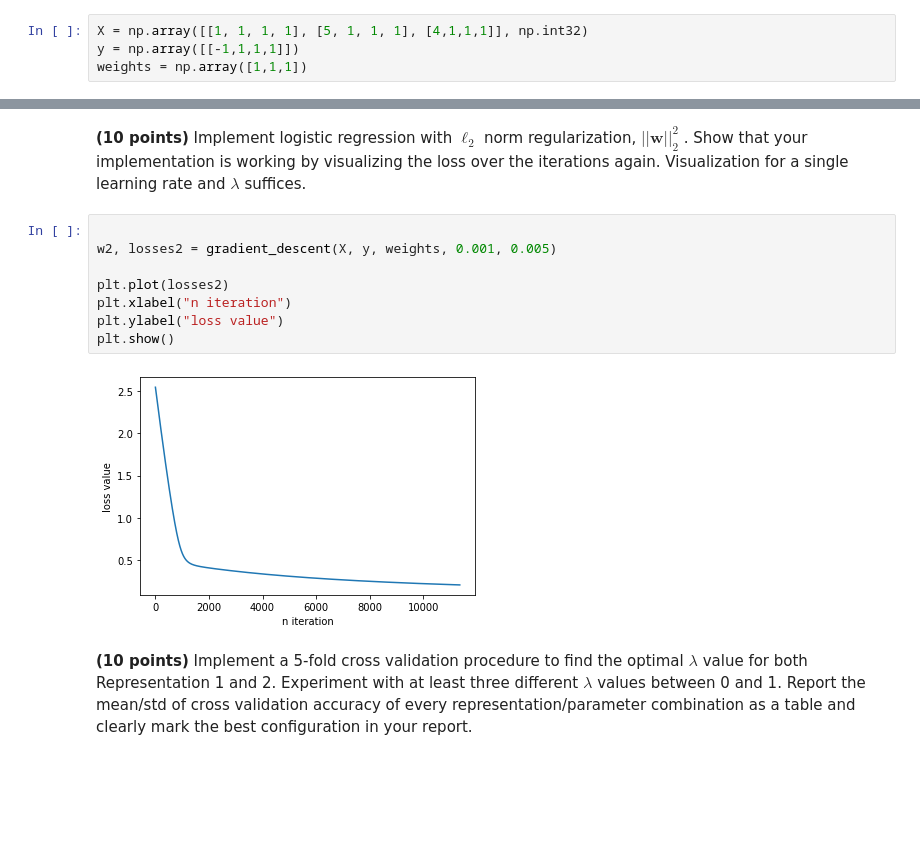
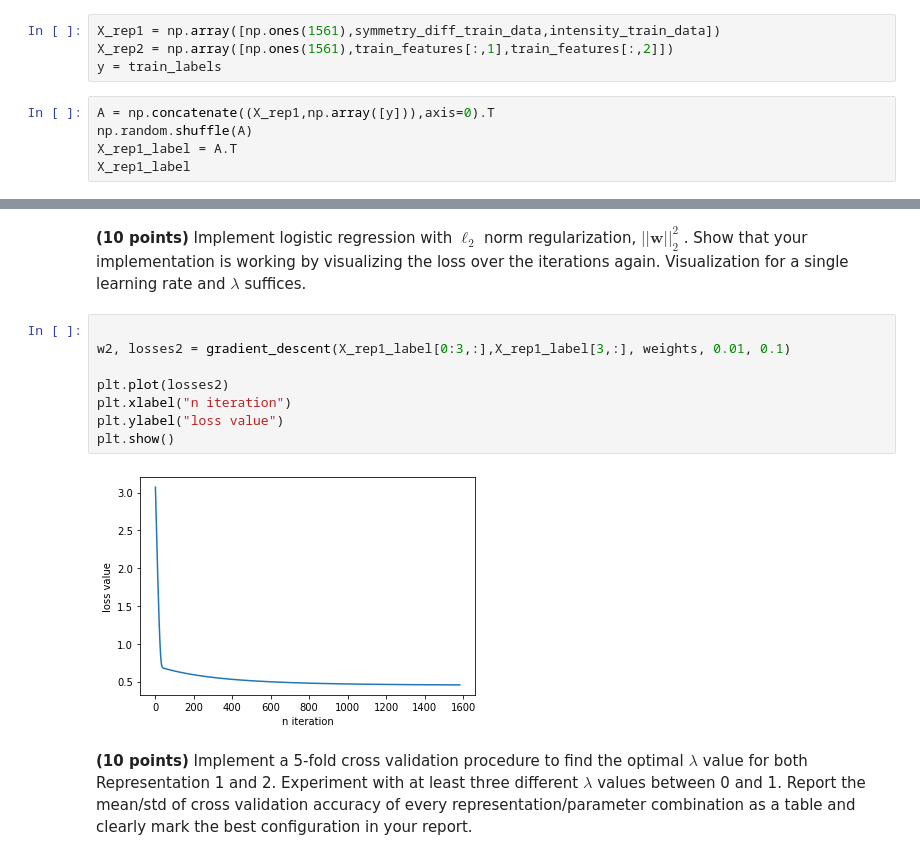
Before and after one commit to yavuzDemir21/Machine-Learning-Digit-Classifier, a Jupyter notebook: SolnTemplate_Yavuz.ipynb, the cells around one changed output, grey strips where cells are left out. Drawn from its saved outputs; the diff is of its cells as text; blank space fills up the shorter version.

```diff
--- a/SolnTemplate_Yavuz.ipynb
+++ b/SolnTemplate_Yavuz.ipynb
@@ -181,7 +181,12 @@ To prove that your implementation is converging, keep the loss values at each gr
 with respect to iteration count (Hint: `plt.plot`). You should observe a decreasing loss as the number of iterations increases. Also, experiment with 5 different learning rates between 0 and 1, and plot the convergence curves for each learning rate in the same plot to observe the effect of the learning rate (step size) on the convergence.
 
 To decide when to terminate the gradient descent iterations, check the absolute difference between the current loss value and the loss value of the previous step. If the difference is less than a small number, such as $10^{-5}$, you can exit the loop.
-# %%
-X = np.array([[1, 1, 1, 1], [5, 1, 1, 1], [4,1,1,1]], np.int32)
-y = np.array([[-1,1,1,1]])
-weights = np.array([1,1,1])
+# %%
+X_rep1 = np.array([np.ones(1561),symmetry_diff_train_data,intensity_train_data])
+X_rep2 = np.array([np.ones(1561),train_features[:,1],train_features[:,2]])
+y = train_labels
+# %%
+A = np.concatenate((X_rep1,np.array([y])),axis=0).T
+np.random.shuffle(A)
+X_rep1_label = A.T
+X_rep1_label
@@ -241,14 +291,14 @@ array([0.12627573, 0.83129984, 0.83129984, 0.83129984])
 **(10 points)** Implement logistic regression with $\ell_2$ norm regularization, $||\mathbf{w}||_{2}^{2}$ . Show that your implementation is working by visualizing the loss over the iterations again. Visualization for a single learning rate and $\lambda$ suffices.
 # %%
 
-w2, losses2 = gradient_descent(X, y, weights, 0.001, 0.005)
+w2, losses2 = gradient_descent(X_rep1_label[0:3,:],X_rep1_label[3,:], weights, 0.01, 0.1)
 
 plt.plot(losses2)
 plt.xlabel("n iteration")
 plt.ylabel("loss value")
 plt.show()
 # %% [output]
-[figure, old version]
+[figure, new version]
 # %% [markdown]
 **(10 points)** Implement a 5-fold cross validation procedure to find the optimal $\lambda$ value for both Representation 1 and 2. Experiment with at least three different $\lambda$ values between 0 and 1. Report the mean/std of cross validation accuracy of every representation/parameter combination as a table and clearly mark the best configuration in your report.
 # %%
```
Also changed, not shown: parts of 43 cells of this notebook.
